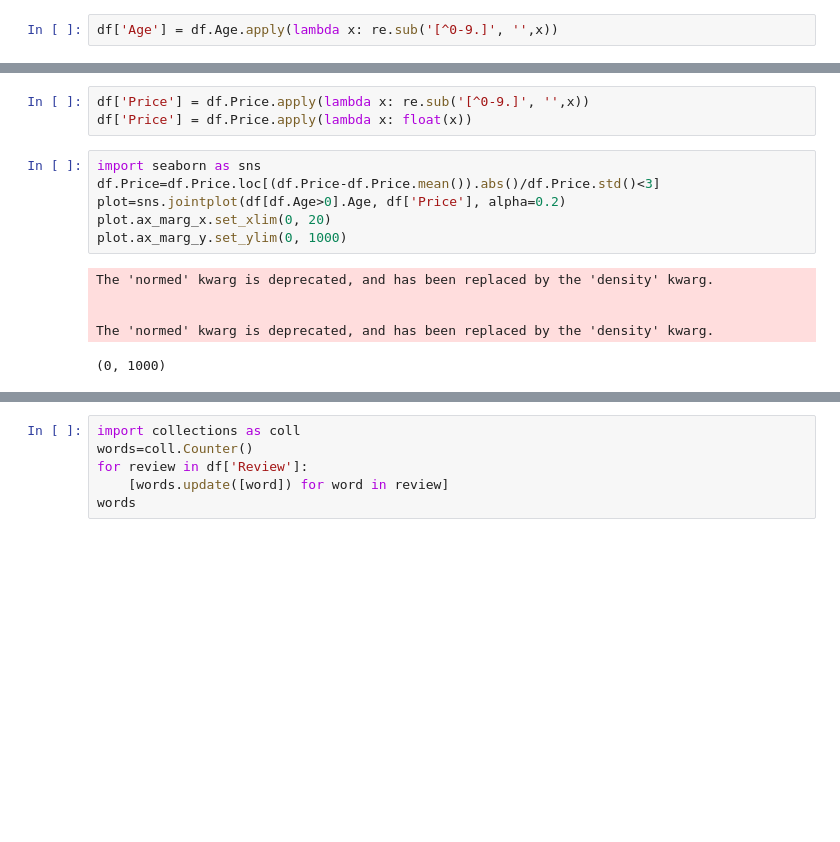
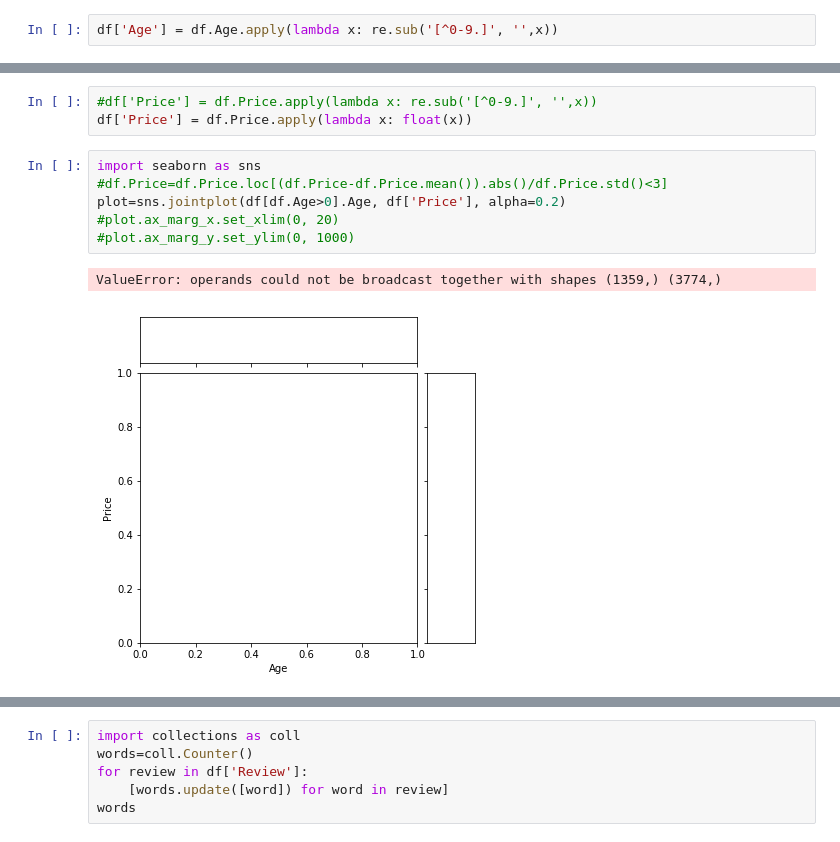
Before and after one commit to Fez3/Web-Scraper, a Jupyter notebook: Selenium/Scraping Project.ipynb, the cells around one changed output, grey strips where cells are left out. Cells and saved outputs as stored; diff of their text form; blank space fills up the shorter version.

```diff
--- a/Selenium/Scraping Project.ipynb
+++ b/Selenium/Scraping Project.ipynb
@@ -314,18 +289,15 @@ Name: Price, Length: 3774, dtype: object
 # %%
-df['Price'] = df.Price.apply(lambda x: re.sub('[^0-9.]', '',x))
+#df['Price'] = df.Price.apply(lambda x: re.sub('[^0-9.]', '',x))
 df['Price'] = df.Price.apply(lambda x: float(x))
 # %%
 import seaborn as sns
-df.Price=df.Price.loc[(df.Price-df.Price.mean()).abs()/df.Price.std()<3]
+#df.Price=df.Price.loc[(df.Price-df.Price.mean()).abs()/df.Price.std()<3]
 plot=sns.jointplot(df[df.Age>0].Age, df['Price'], alpha=0.2)
-plot.ax_marg_x.set_xlim(0, 20)
-plot.ax_marg_y.set_ylim(0, 1000)
+#plot.ax_marg_x.set_xlim(0, 20)
+#plot.ax_marg_y.set_ylim(0, 1000)
 # %% [output]
-The 'normed' kwarg is deprecated, and has been replaced by the 'density' kwarg.
-
-
-The 'normed' kwarg is deprecated, and has been replaced by the 'density' kwarg.
+ValueError: operands could not be broadcast together with shapes (1359,) (3774,)
-(0, 1000)
+[figure, added]
 # %%
 df[df['Price']>10000]['Price']
 # %% [output]
```
Also changed, not shown: parts of 59 cells of this notebook, 12 other files.
